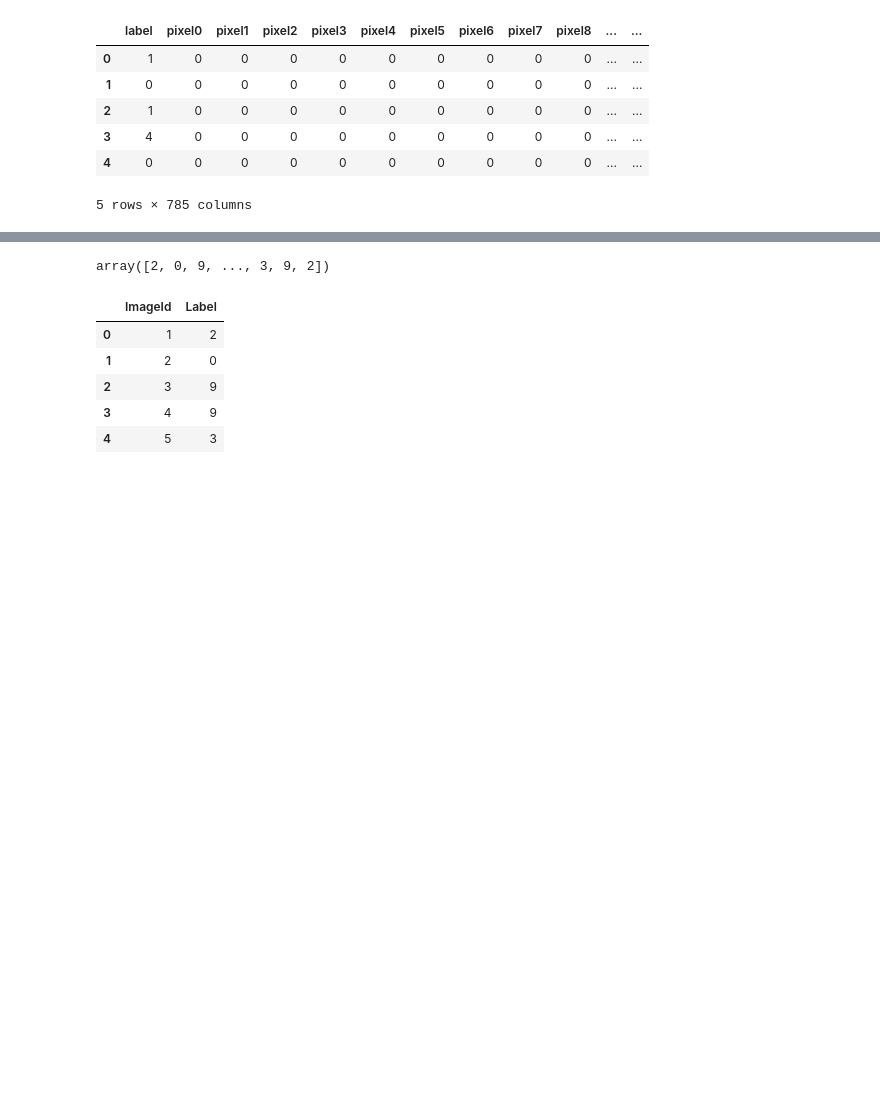
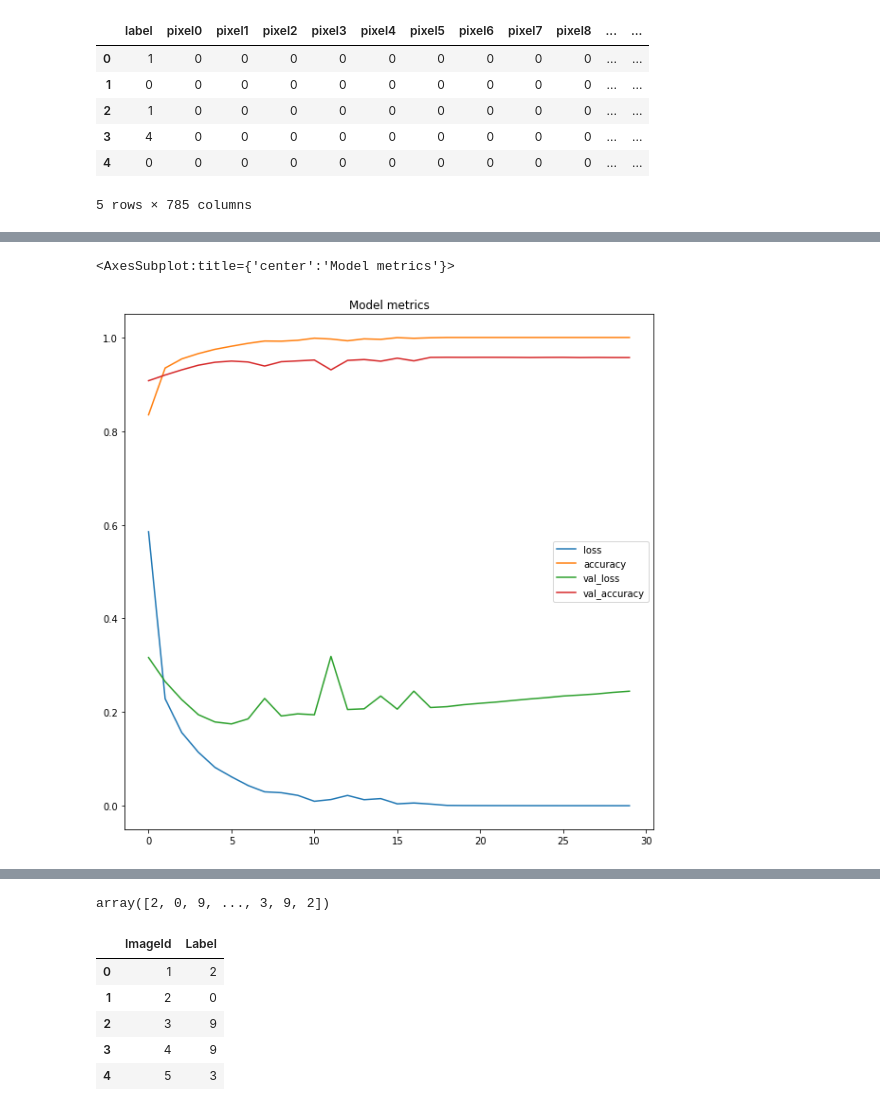
Before and after one commit to Manuelsierra95/data-science, a Jupyter notebook: Digit-Recognizer/Digit_Recognizer.ipynb, the cells around one changed output, grey strips where cells are left out. Drawn from its saved outputs; the diff is of its cells as text; code cells hidden in the pictures; blank space fills up the shorter version.

```diff
--- a/Digit-Recognizer/Digit_Recognizer.ipynb
+++ b/Digit-Recognizer/Digit_Recognizer.ipynb
@@ -64,7 +88,7 @@ INPUT_SHAPE = [None, 28, 28, 1]
 
 # Setup the layers
 model = tf.keras.Sequential([
-    tf.keras.layers.Flatten(),
+    tf.keras.layers.Flatten(input_shape=(28, 28)),
     tf.keras.layers.Dense(units=100, activation='relu'),
     tf.keras.layers.Dense(units=100, activation='relu'),
     tf.keras.layers.Dense(10, activation='sigmoid')
@@ -74,8 +98,6 @@ model = tf.keras.Sequential([
 model.compile(loss=tf.keras.losses.SparseCategoricalCrossentropy(),
               optimizer='adam',
               metrics=['accuracy'])
-
-model.build(INPUT_SHAPE)
 # %%
 model.summary()
 # %% [output]
@@ -97,6 +119,6 @@ Trainable params: 89,610
 Non-trainable params: 0
 _________________________________________________________________
 # %%
-model.fit(X_train, y_train, epochs=30)
+history = model.fit(X_train, y_train, epochs=30, validation_data=(X_test, y_test))
 # %% [output]
 Epoch 1/30
@@ -120,3 +141,8 @@ Epoch 30/30
+# %%
+pd.DataFrame(history.history).plot(title='Model metrics', figsize=(10,10))
+# %% [output]
+<AxesSubplot:title={'center':'Model metrics'}>
+[figure, added]
 # %%
 model.evaluate(X_test, y_test)
 # %% [output]
```
Also changed, not shown: parts of 31 cells of this notebook, 1 other file.
